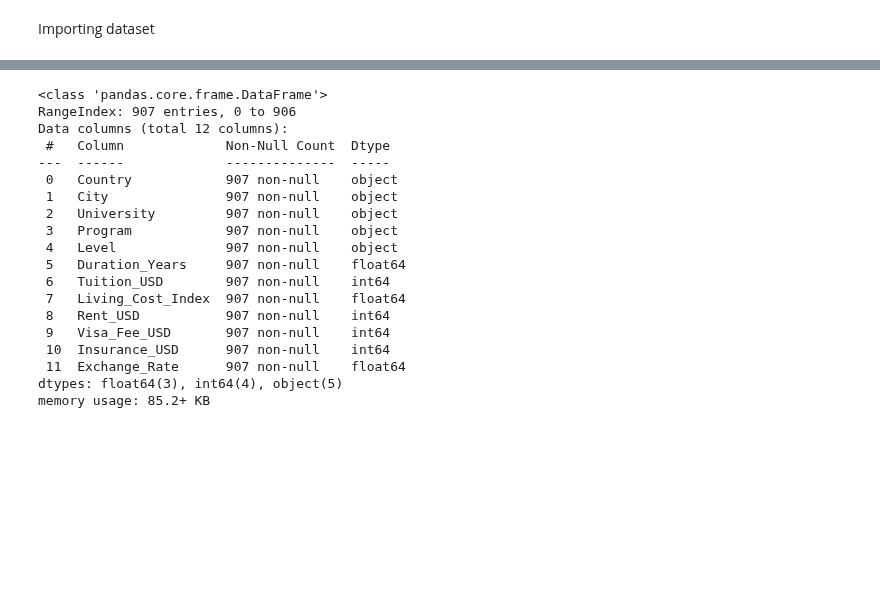
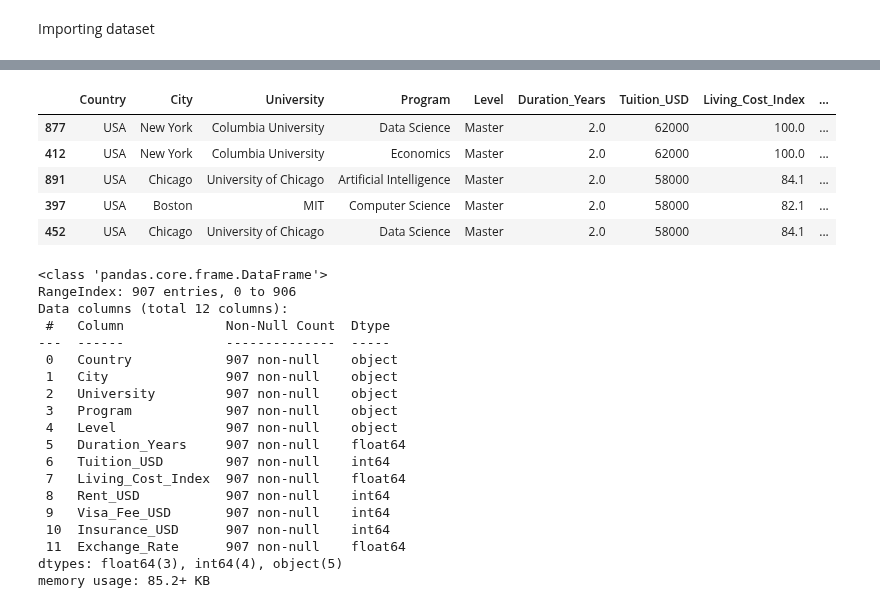
Before and after one commit to gibsongGH/SDS-CP030-edu-spend, a Jupyter notebook: submissions/team-members/frank-brown/01_EDA_EduSpend.ipynb, the cells around one changed output, grey strips where cells are left out. Drawn from its saved outputs; the diff is of its cells as text; code cells hidden in the pictures; blank space fills up the shorter version.

```diff
--- a/submissions/team-members/frank-brown/01_EDA_EduSpend.ipynb
+++ b/submissions/team-members/frank-brown/01_EDA_EduSpend.ipynb
@@ -23,6 +23,17 @@ df.head()
 | 2 | Canada | Toronto | University of Toronto | Business Analytics | Master | 2.0 | 38500 | 72.5 | ... |
 | 3 | Australia | Melbourne | University of Melbourne | Engineering | Master | 2.0 | 42000 | 71.2 | ... |
 | 4 | Germany | Munich | Technical University of Munich | Mechanical Engineering | Master | 2.0 | 500 | 70.5 | ... |
+# %%
+   # Show the 5 rows with the highest tuition values
+highest_tuition = df.sort_values('Tuition_USD', ascending=False).head()
+highest_tuition
+# %% [output]
+|  | Country | City | University | Program | Level | Duration_Years | Tuition_USD | Living_Cost_Index | ... |
+| 877 | USA | New York | Columbia University | Data Science | Master | 2.0 | 62000 | 100.0 | ... |
+| 412 | USA | New York | Columbia University | Economics | Master | 2.0 | 62000 | 100.0 | ... |
+| 891 | USA | Chicago | University of Chicago | Artificial Intelligence | Master | 2.0 | 58000 | 84.1 | ... |
+| 397 | USA | Boston | MIT | Computer Science | Master | 2.0 | 58000 | 82.1 | ... |
+| 452 | USA | Chicago | University of Chicago | Data Science | Master | 2.0 | 58000 | 84.1 | ... |
 # %%
 df.info()
 # %% [output]
```
Also changed, not shown: parts of 4 cells of this notebook, 3 other files.
